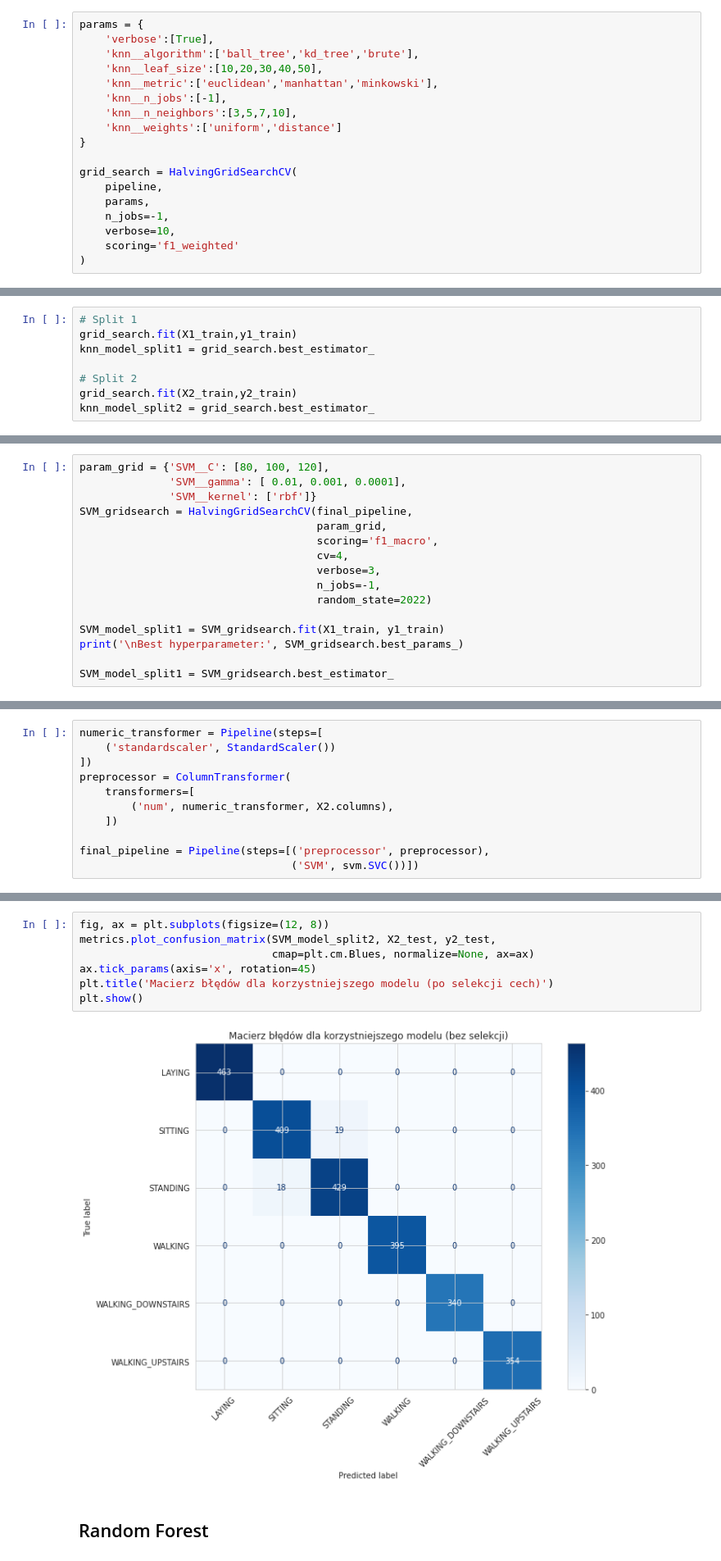
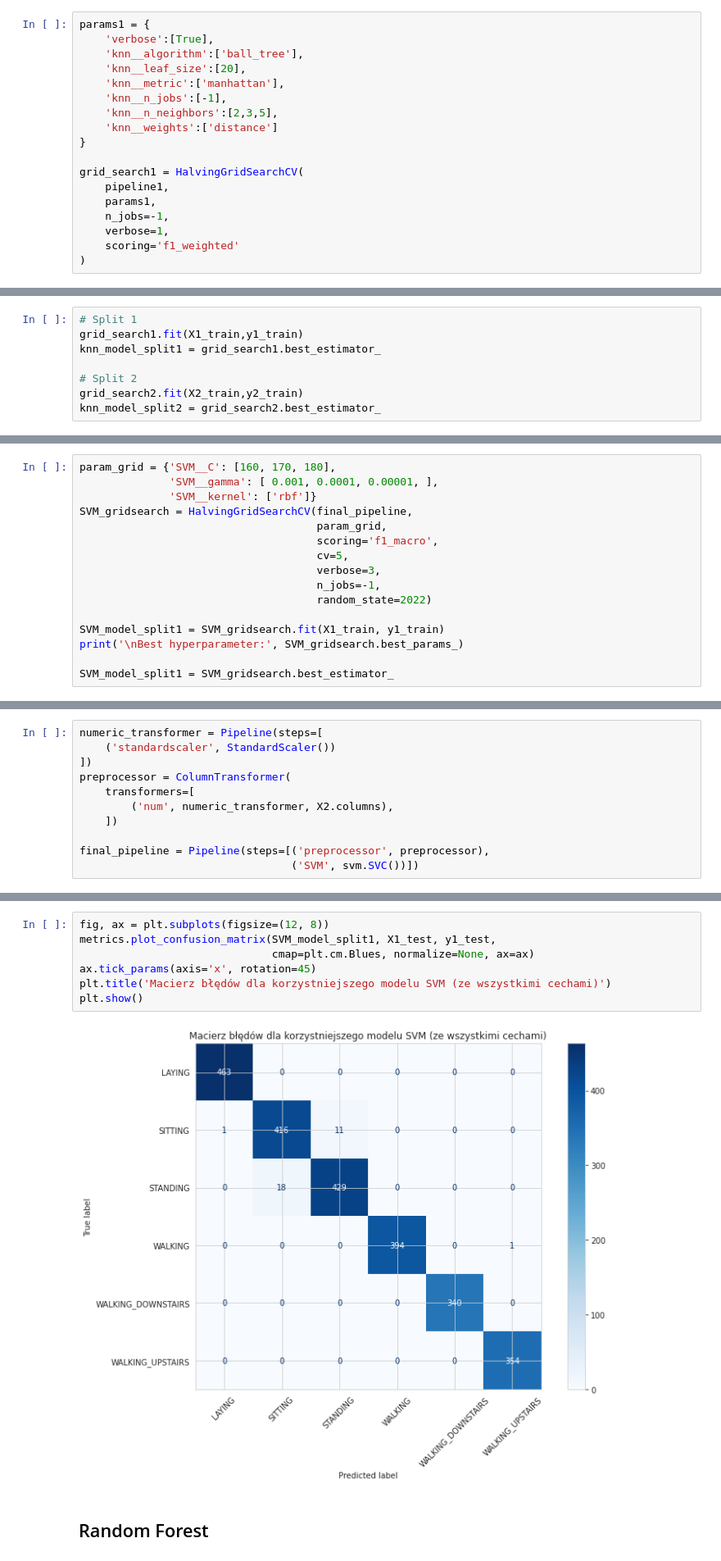
Before and after one commit to MarekSroka/SDA_projekty, a Jupyter notebook: Activity_type_project.ipynb, the cells around one changed output, grey strips where cells are left out. Shown at 82% size. Drawn from its saved outputs; the diff is of its cells as text.

```diff
--- a/Activity_type_project.ipynb
+++ b/Activity_type_project.ipynb
@@ -245,18 +244,18 @@ dict_keys(['memory', 'steps', 'verbose', 'knn', 'knn__algorithm', 'knn__leaf_siz
 # %%
-params = {
+params1 = {
     'verbose':[True],
-    'knn__algorithm':['ball_tree','kd_tree','brute'],
-    'knn__leaf_size':[10,20,30,40,50],
-    'knn__metric':['euclidean','manhattan','minkowski'],
+    'knn__algorithm':['ball_tree'],
+    'knn__leaf_size':[20],
+    'knn__metric':['manhattan'],
     'knn__n_jobs':[-1],
-    'knn__n_neighbors':[3,5,7,10],
-    'knn__weights':['uniform','distance']
+    'knn__n_neighbors':[2,3,5],
+    'knn__weights':['distance']
 }
 
-grid_search = HalvingGridSearchCV(
-    pipeline,
-    params,
+grid_search1 = HalvingGridSearchCV(
+    pipeline1,
+    params1,
     n_jobs=-1,
-    verbose=10,
+    verbose=1,
     scoring='f1_weighted'
 )
@@ -263,9 +300,9 @@ grid_search = HalvingGridSearchCV(
 # %%
 # Split 1
-grid_search.fit(X1_train,y1_train)
-knn_model_split1 = grid_search.best_estimator_
+grid_search1.fit(X1_train,y1_train)
+knn_model_split1 = grid_search1.best_estimator_
 
 # Split 2
-grid_search.fit(X2_train,y2_train)
-knn_model_split2 = grid_search.best_estimator_
+grid_search2.fit(X2_train,y2_train)
+knn_model_split2 = grid_search2.best_estimator_
 # %% [output]
@@ -341,13 +384,13 @@ preprocessor = ColumnTransformer(
 final_pipeline = Pipeline(steps=[('preprocessor', preprocessor),
                                  ('SVM', svm.SVC())])
 # %%
-param_grid = {'SVM__C': [80, 100, 120],
-              'SVM__gamma': [ 0.01, 0.001, 0.0001],
+param_grid = {'SVM__C': [160, 170, 180],
+              'SVM__gamma': [ 0.001, 0.0001, 0.00001, ],
               'SVM__kernel': ['rbf']}
 SVM_gridsearch = HalvingGridSearchCV(final_pipeline,
                                      param_grid,
                                      scoring='f1_macro',
-                                     cv=4,
+                                     cv=5,
                                      verbose=3,
                                      n_jobs=-1,
                                      random_state=2022)
@@ -459,11 +502,11 @@ F1 score: 0.9847544429188961
 # %%
 fig, ax = plt.subplots(figsize=(12, 8))
-metrics.plot_confusion_matrix(SVM_model_split2, X2_test, y2_test,
+metrics.plot_confusion_matrix(SVM_model_split1, X1_test, y1_test,
                               cmap=plt.cm.Blues, normalize=None, ax=ax)
 ax.tick_params(axis='x', rotation=45)
-plt.title('Macierz błędów dla korzystniejszego modelu (po selekcji cech)')
+plt.title('Macierz błędów dla korzystniejszego modelu SVM (ze wszystkimi cechami)')
 plt.show()
 # %% [output]
-[figure, old version]
+[figure, new version]
 # %% [markdown]
 ## Random Forest
```
Also changed, not shown: parts of 30 cells of this notebook.
